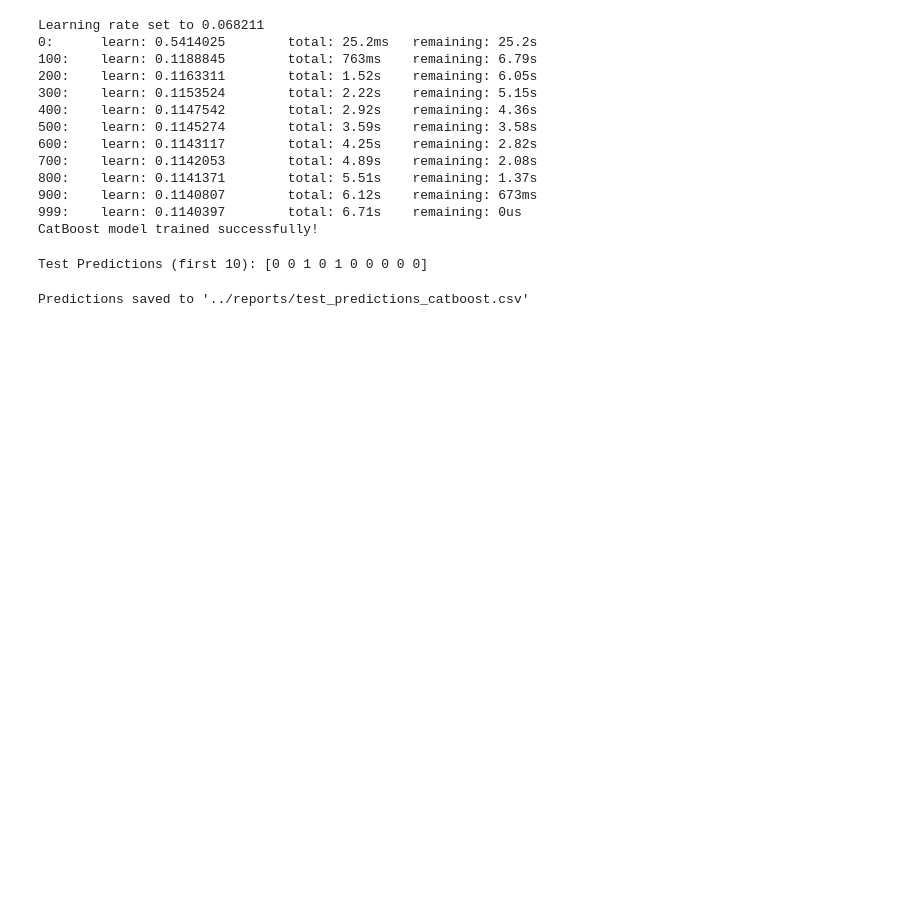
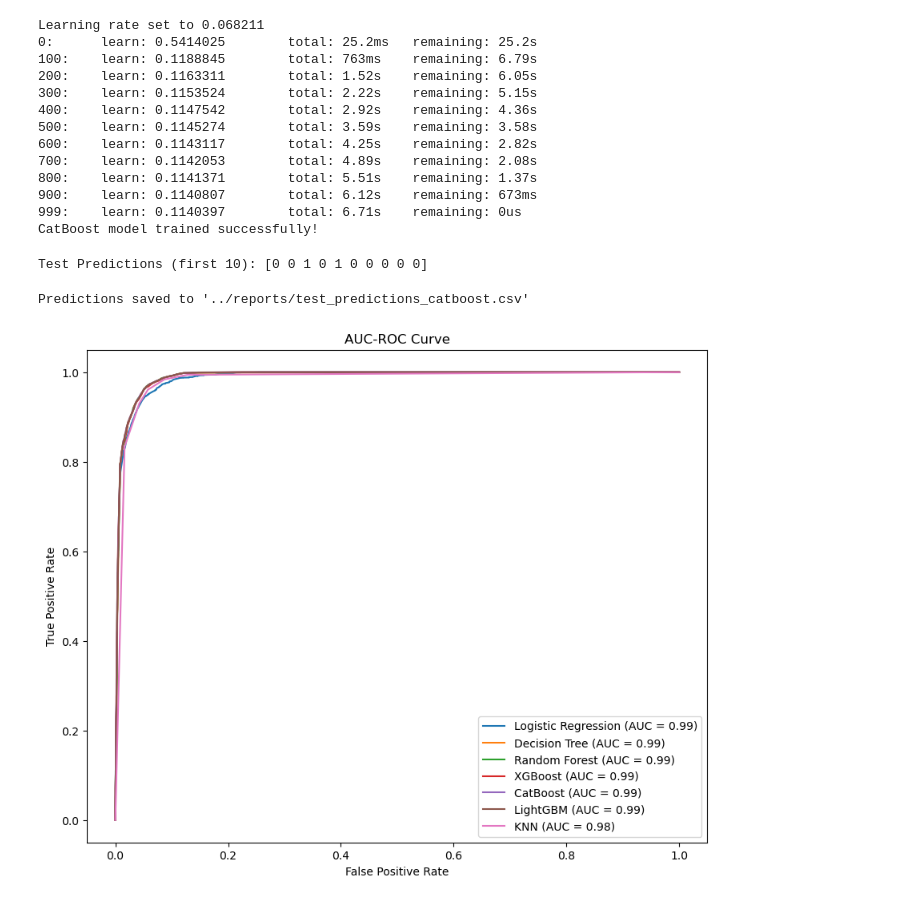
Before and after one commit to shubhupadhyay1/credit-risk-analysis, a Jupyter notebook: notebooks/credit_risk_analysis.ipynb, the cells around one changed output. Drawn from its saved outputs; the diff is of its cells as text; code cells hidden in the pictures; blank space fills up the shorter version.

```diff
--- a/notebooks/credit_risk_analysis.ipynb
+++ b/notebooks/credit_risk_analysis.ipynb
@@ -492,3 +492,55 @@ test_predictions_df.to_csv(f"{output_dir}/test_predictions_catboost.csv", index=
 print(f"Predictions saved to '{output_dir}/test_predictions_catboost.csv'")
 # %% [output]
 Predictions saved to '../reports/test_predictions_catboost.csv'
+# %%
+from sklearn.metrics import roc_curve, roc_auc_score
+import matplotlib.pyplot as plt
+
+# Function to plot AUC-ROC curve
+def plot_roc_curve(model, X, y, label):
+    """
+    Plots the ROC curve for a given model.
+
+    Args:
+        model: Trained model.
+        X: Feature set.
+        y: True labels.
+        label: Label for the model.
+    """
+    y_prob = model.predict_proba(X)[:, 1]
+    fpr, tpr, _ = roc_curve(y, y_prob)
+    auc = roc_auc_score(y, y_prob)
+
+    plt.plot(fpr, tpr, label=f"{label} (AUC = {auc:.2f})")
+    plt.xlabel("False Positive Rate")
+    plt.ylabel("True Positive Rate")
+    plt.title("AUC-ROC Curve")
+    plt.legend(loc="lower right")
+
+# Plot AUC-ROC curves for all models
+plt.figure(figsize=(10, 8))
+
+# Logistic Regression
+plot_roc_curve(logreg, X_val, y_val, "Logistic Regression")
+
+# Decision Tree
+plot_roc_curve(tree, X_val, y_val, "Decision Tree")
+
+# Random Forest
+plot_roc_curve(rf, X_val, y_val, "Random Forest")
+
+# XGBoost
+plot_roc_curve(xgb, X_val, y_val, "XGBoost")
+
+# CatBoost
+plot_roc_curve(catboost, X_val, y_val, "CatBoost")
+
+# LightGBM
+plot_roc_curve(lgbm, X_val, y_val, "LightGBM")
+
+# KNN
+plot_roc_curve(knn, X_val, y_val, "KNN")
+
+plt.show()
+# %% [output]
+[figure, added]
```
Also changed, not shown: parts of 2 cells of this notebook, 3 other files.
